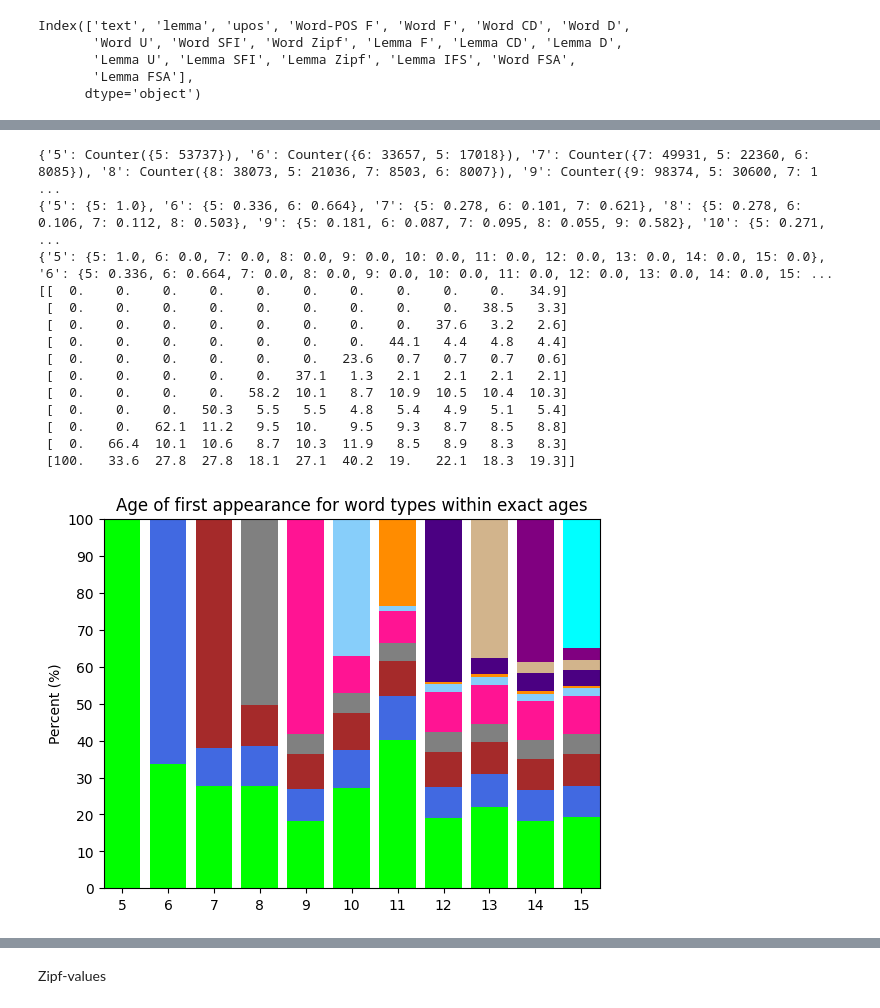
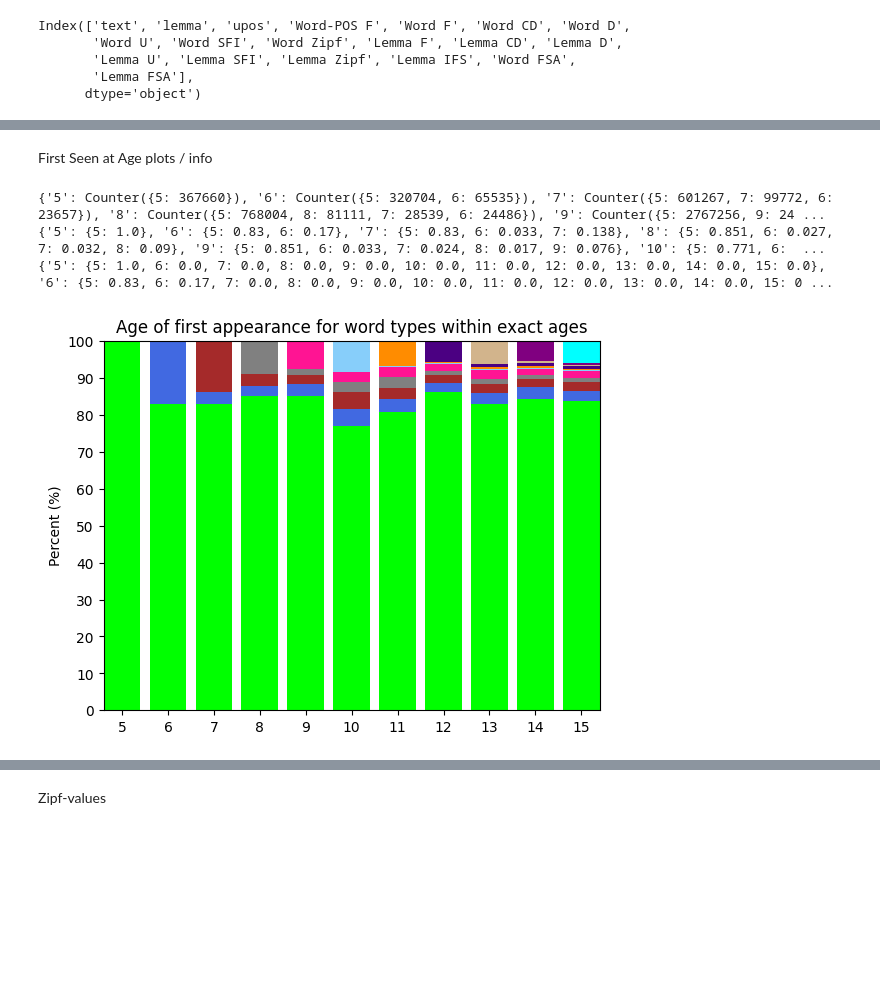
Before and after one commit to TurkuNLP/FCBLex-pipeline, a Jupyter notebook: Interpret_Outputs_xlsx.ipynb, the cells around one changed output, grey strips where cells are left out. Cells and saved outputs as stored; diff of their text form; code cells hidden in the pictures; blank space fills up the shorter version.

```diff
--- a/Interpret_Outputs_xlsx.ipynb
+++ b/Interpret_Outputs_xlsx.ipynb
@@ -87,12 +89,12 @@ pprint(formatDataForTable2(dfs_groups, SHEET_NAMES_GROUPS), sort_dicts=False)
 # %%
 def formatDataForTable4(dfs, names):
     returnable = {}
-    word_amounts = {sheet:dfs[sheet]['Word-POS Frequency'].sum() for sheet in names}
+    word_amounts = {sheet:dfs[sheet]['Word-POS F'].sum() for sheet in names}
     for tag in UPOS_TAGS:
         text = tag+" "
         for sheet in names:
             df = dfs[sheet]
-            text += "& "+str(round(((df[df['upos'] == tag]['Word-POS Frequency'].sum())/word_amounts[sheet])*100, ndigits=1))+" "
+            text += "& "+str(round(((df[df['upos'] == tag]['Word-POS F'].sum())/word_amounts[sheet])*100, ndigits=1))+" "
         returnable[tag] = text+"\\\\"
     return returnable
 # %%
@@ -138,6 +140,6 @@ VERB & 16.0 \\
 # %%
 STATISTICAL_TABLE_ROWs = ['M', 'SD', 'Min', 'P10', 'P25', 'P50', 'P75', 'P90', 'Max']
-def formatStatisticalData(dfs, column: str, names):
+def formatStatisticalData(dfs, column: str, names, table_format: bool=True):
     temp = {}
     duplicate_row = 'text'
     if column.find('Lemma') != -1:
@@ -145,7 +147,7 @@ def formatStatisticalData(dfs, column: str, names):
     for sheet in names:
         stats = []
         data = dfs[sheet].drop_duplicates(duplicate_row)[column].to_numpy()
-        stats.append(round(np.mean(data), ndigits=2))
+        stats.append(round(np.mean(data), ndigits=3))
         stats.append(np.std(data))
         stats.append(np.min(data))
         stats.append(np.percentile(data, 10))
@@ -160,13 +162,23 @@ def formatStatisticalData(dfs, column: str, names):
         stats = []
         for sheet in names:
             stats.append(temp[sheet][i])
-        stats = [str(round(x, ndigits=2)) for x in stats]
-        returnable[STATISTICAL_TABLE_ROWs[i]] = (STATISTICAL_TABLE_ROWs[i]+" & "+" & ".join(stats) + " \\\\")
+        if table_format:
+            stats = [str(round(x, ndigits=3)) for x in stats]
+            returnable[STATISTICAL_TABLE_ROWs[i]] = (STATISTICAL_TABLE_ROWs[i]+" & "+" & ".join(stats) + " \\\\")
+        else:
+            return temp
 
     return returnable
 # %%
-temp = list(formatStatisticalData(dfs_groups, 'Lemma DP', SHEET_NAMES_GROUPS).values())
+stat_pulled = "Lemma CD"
+
+temp = list(formatStatisticalData(dfs_groups, stat_pulled, SHEET_NAMES_GROUPS).values())
 #temp.sort()
 for i in temp:
     print(i)
+print( "\n Whole \n" )
+temp = list(formatStatisticalData(dfs_whole, stat_pulled, WHOLE).values())
+#temp.sort()
+for i in temp:
+    print(i)
 # %% [output]
@@ -197,29 +202,31 @@ Max & 1.0 \\
+# %% [markdown]
+First Seen at Age plots / info
 # %%
 def getAoAInfo(dfs, lemmas: bool=False, token: bool=False):
     ages_per_sheet = {}
     for sheet in dfs:
         #If using lemmas
         if lemmas:
-            sorted_df = dfs[sheet].sort_values('Lemma First Encountered at Age').drop_duplicates('lemma')
+            sorted_df = dfs[sheet].sort_values('Lemma FSA').drop_duplicates('lemma')
             #If wanting to get token level data
             if token:
-                ages = [[x] for x in sorted_df['Lemma First Encountered at Age'].to_numpy()]
-                times = sorted_df['Lemma Frequency'].to_numpy()
+                ages = [[x] for x in sorted_df['Lemma FSA'].to_numpy()]
+                times = sorted_df['Lemma F'].to_numpy()
                 token_level_amounts = [ages[i]*times[i] for i in range(len(ages))]
                 ages_per_sheet[sheet] = np.concatenate(token_level_amounts)
             #If wanting to get type level data
             else:
-                ages_per_sheet[sheet] = (sorted_df['Lemma First Encountered at Age'].to_numpy())
+                ages_per_sheet[sheet] = (sorted_df['Lemma FSA'].to_numpy())
         #If using words
         else:
-            sorted_df = dfs[sheet].sort_values('Word Type First Encountered at Age').drop_duplicates(['text','upos'])
+            sorted_df = dfs[sheet].sort_values('Word FSA').drop_duplicates(['text','upos'])
             if token:
-                ages = [[x] for x in sorted_df['Word Type First Encountered at Age'].to_numpy()]
-                times = sorted_df['Word Frequency'].to_numpy()
+                ages = [[x] for x in sorted_df['Word FSA'].to_numpy()]
+                times = sorted_df['Word F'].to_numpy()
                 token_level_amounts = [ages[i]*times[i] for i in range(len(ages))]
                 ages_per_sheet[sheet] = np.concatenate(token_level_amounts)
             else:
-                ages_per_sheet[sheet] = (sorted_df['Word Type First Encountered at Age'].to_numpy())
+                ages_per_sheet[sheet] = (sorted_df['Word FSA'].to_numpy())
     counts = {x:Counter(ages_per_sheet[x]) for x in ages_per_sheet}
     print(counts)
     counts_scaled = {x:{y:round(counts[x][y]/len(ages_per_sheet[x]), ndigits=3) for y in counts[x]} for x in counts}
@@ -233,52 +240,40 @@ def getAoAInfo(dfs, lemmas: bool=False, token: bool=False):
 PLOT_AGES = SHEET_NAMES_AGES
 PLOT_COLORS = ['lime','royalblue','brown', 'grey','deeppink','lightskyblue','darkorange','indigo','tan','purple','cyan']
 # %%
-aoa_proportions_ages = getAoAInfo(dfs_ages, False, False)
+aoa_proportions_ages = getAoAInfo(dfs_ages, False, True)
 test = [[aoa_proportions_ages[y][x] for x in range(5,16)] for y in aoa_proportions_ages]
 for t in test:
     t.reverse()
 y = np.column_stack(test)
 x = range(5,16)
 
 
 # Make new array consisting of fractions of column-totals,
 # using .astype(float) to avoid integer division
 percent = y * 100
-print(percent)
 fig = plt.figure()
 ax = fig.add_subplot(111)
 
 totals = np.zeros(11)
 for i in range(len(percent)-1, -1, -1):
     current = [y for y in percent[i]]
     ax.bar(x, current, bottom=totals, color=PLOT_COLORS[::-1][i])
     totals = np.add(totals, current)
 
 
 #ax.stackplot(x, percent, labels=PLOT_AGES[::-1], colors=PLOT_COLORS)
 ax.set_title('Age of first appearance for word types within exact ages')
 ax.set_ylabel('Percent (%)')
 ax.margins(0, 0) # Set margins to avoid "whitespace"
 ax.set_xticks(x)
 ax.set_yticks(range(0,110,10))
 #ax.legend(PLOT_AGES[::-1])
 plt.show()
 # %% [output]
-{'5': Counter({5: 53737}), '6': Counter({6: 33657, 5: 17018}), '7': Counter({7: 49931, 5: 22360, 6: 8085}), '8': Counter({8: 38073, 5: 21036, 7: 8503, 6: 8007}), '9': Counter({9: 98374, 5: 30600, 7: 1 ...
-{'5': {5: 1.0}, '6': {5: 0.336, 6: 0.664}, '7': {5: 0.278, 6: 0.101, 7: 0.621}, '8': {5: 0.278, 6: 0.106, 7: 0.112, 8: 0.503}, '9': {5: 0.181, 6: 0.087, 7: 0.095, 8: 0.055, 9: 0.582}, '10': {5: 0.271, ...
-{'5': {5: 1.0, 6: 0.0, 7: 0.0, 8: 0.0, 9: 0.0, 10: 0.0, 11: 0.0, 12: 0.0, 13: 0.0, 14: 0.0, 15: 0.0}, '6': {5: 0.336, 6: 0.664, 7: 0.0, 8: 0.0, 9: 0.0, 10: 0.0, 11: 0.0, 12: 0.0, 13: 0.0, 14: 0.0, 15: ...
-[[  0.    0.    0.    0.    0.    0.    0.    0.    0.    0.   34.9]
- [  0.    0.    0.    0.    0.    0.    0.    0.    0.   38.5   3.3]
- [  0.    0.    0.    0.    0.    0.    0.    0.   37.6   3.2   2.6]
- [  0.    0.    0.    0.    0.    0.    0.   44.1   4.4   4.8   4.4]
- [  0.    0.    0.    0.    0.    0.   23.6   0.7   0.7   0.7   0.6]
- [  0.    0.    0.    0.    0.   37.1   1.3   2.1   2.1   2.1   2.1]
- [  0.    0.    0.    0.   58.2  10.1   8.7  10.9  10.5  10.4  10.3]
- [  0.    0.    0.   50.3   5.5   5.5   4.8   5.4   4.9   5.1   5.4]
- [  0.    0.   62.1  11.2   9.5  10.    9.5   9.3   8.7   8.5   8.8]
- [  0.   66.4  10.1  10.6   8.7  10.3  11.9   8.5   8.9   8.3   8.3]
- [100.   33.6  27.8  27.8  18.1  27.1  40.2  19.   22.1  18.3  19.3]]
+{'5': Counter({5: 367660}), '6': Counter({5: 320704, 6: 65535}), '7': Counter({5: 601267, 7: 99772, 6: 23657}), '8': Counter({5: 768004, 8: 81111, 7: 28539, 6: 24486}), '9': Counter({5: 2767256, 9: 24 ...
+{'5': {5: 1.0}, '6': {5: 0.83, 6: 0.17}, '7': {5: 0.83, 6: 0.033, 7: 0.138}, '8': {5: 0.851, 6: 0.027, 7: 0.032, 8: 0.09}, '9': {5: 0.851, 6: 0.033, 7: 0.024, 8: 0.017, 9: 0.076}, '10': {5: 0.771, 6:  ...
+{'5': {5: 1.0, 6: 0.0, 7: 0.0, 8: 0.0, 9: 0.0, 10: 0.0, 11: 0.0, 12: 0.0, 13: 0.0, 14: 0.0, 15: 0.0}, '6': {5: 0.83, 6: 0.17, 7: 0.0, 8: 0.0, 9: 0.0, 10: 0.0, 11: 0.0, 12: 0.0, 13: 0.0, 14: 0.0, 15: 0 ...
-[figure, old version]
+[figure, new version]
 # %%
 aoa_proportions_groups = getAoAInfo(dfs_groups, False, True)
 test = [[aoa_proportions_groups[y][x] for x in range(5,16)] for y in aoa_proportions_groups]
```
Also changed, not shown: parts of 24 cells of this notebook, 7 other files.
